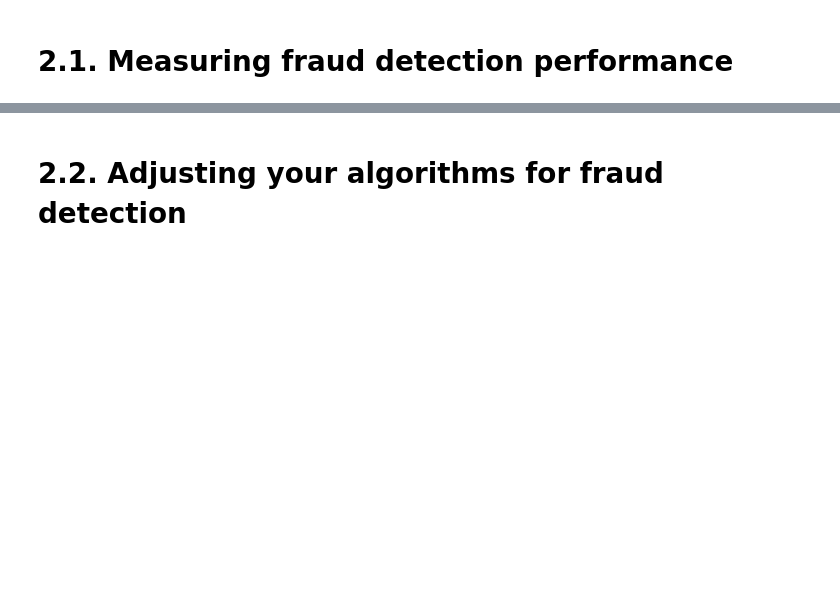
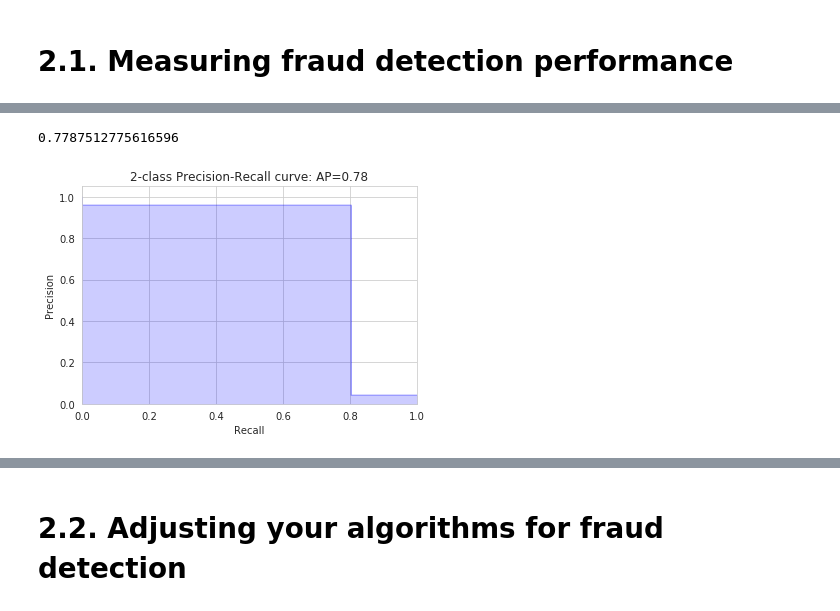
Before and after one commit to shawnngtq/applied-finance, a Jupyter notebook: fraud-detection-in-python/fraud-detection-in-python.ipynb, the cells around one changed output, grey strips where cells are left out. Cells and saved outputs as stored; diff of their text form; code cells hidden in the pictures; blank space fills up the shorter version.

```diff
--- a/fraud-detection-in-python/fraud-detection-in-python.ipynb
+++ b/fraud-detection-in-python/fraud-detection-in-python.ipynb
@@ -336,0 +609,11 @@ print(confusion_matrix(y_test, predicted))
+# %%
+# Obtain the predictions from our random forest model
+predicted = model.predict(X_test)
+
+# Predict probabilities
+probs = model.predict_proba(X_test)
+
+# Print the ROC curve, classification report and confusion matrix
+print(metrics.roc_auc_score(y_test, probs[:,1]))
+print(classification_report(y_test, predicted))
+print(confusion_matrix(y_test, predicted))
@@ -336,0 +639,28 @@ print(confusion_matrix(y_test, predicted))
+# %%
+from sklearn.metrics import average_precision_score, precision_recall_curve
+
+# Calculate average precision and the PR curve
+average_precision_score(y_test, predicted)
+# %% [output]
+0.7787512775616596
+# %%
+# Calculate average precision and the PR curve
+average_precision = average_precision_score(y_test, predicted)
+
+# Obtain precision and recall
+precision, recall, _ = precision_recall_curve(y_test, predicted)
+# %%
+def plot_pr_curve(recall, precision, average_precision):
+    plt.step(recall, precision, color='b', alpha=0.2, where='post')
+    plt.fill_between(recall, precision, step='post', alpha=0.2, color='b')
+    plt.xlabel('Recall')
+    plt.ylabel('Precision')
+    plt.ylim([0.0, 1.05])
+    plt.xlim([0.0, 1.0])
+    plt.title('2-class Precision-Recall curve: AP={0:0.2f}'.format(average_precision))
+    plt.show()
+# %%
+# Plot the recall precision tradeoff
+plot_pr_curve(recall, precision, average_precision)
+# %% [output]
+[figure, added]
```
Also changed, not shown: parts of 84 cells of this notebook, 3 other files.
